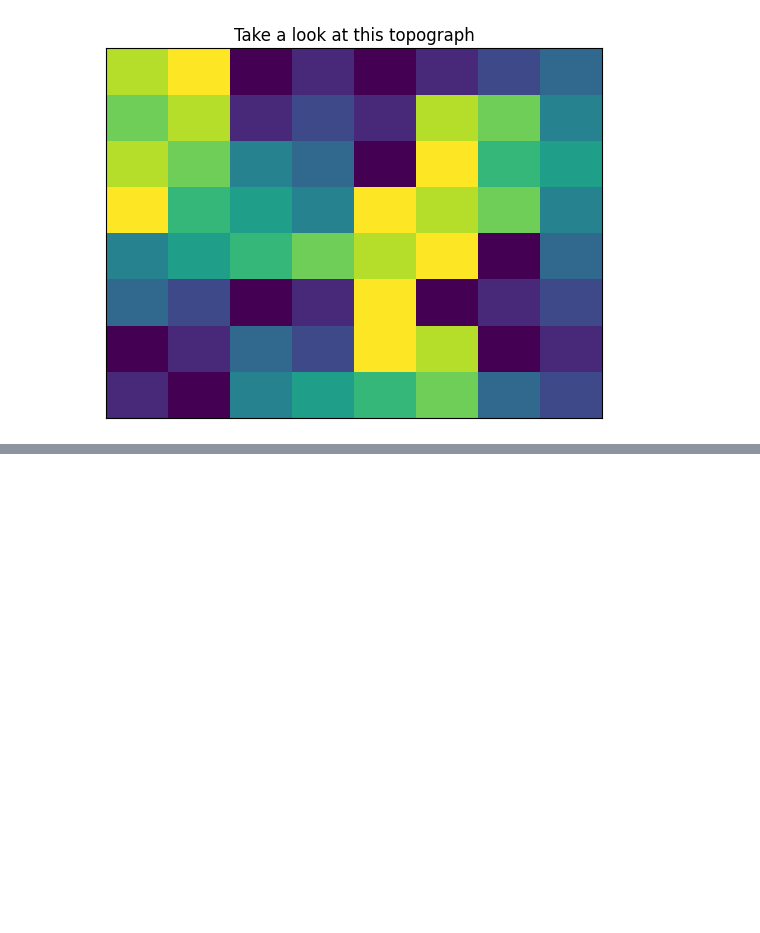
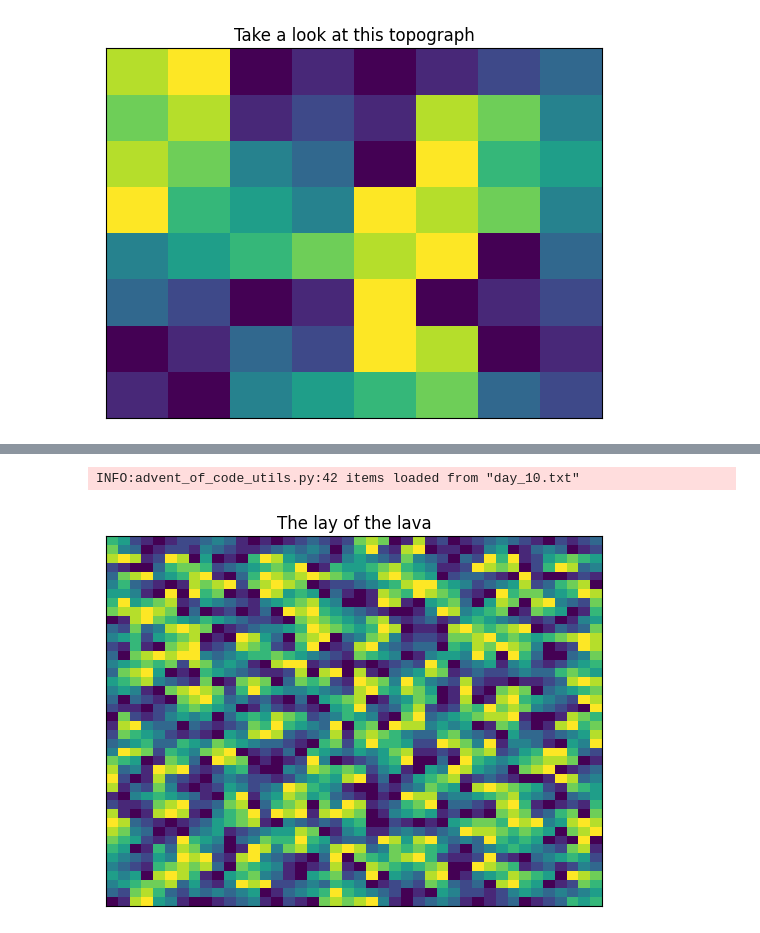
Before and after one commit to nouseforkeys/advent-of-code-24, a Jupyter notebook: day_10.ipynb, the cells around one changed output, grey strips where cells are left out. Drawn from its saved outputs; the diff is of its cells as text; code cells hidden in the pictures; blank space fills up the shorter version.

Commit message:
solved day 10 part 1!

```diff
--- a/day_10.ipynb
+++ b/day_10.ipynb
@@ -115,0 +208,10 @@ INFO:day 10:graph with 64 nodes created
+# %%
+# ok let's try and solve!
+log.setLevel(logging.INFO)
+grid = parse_from_file('day_10.txt', parser)
+fig, ax = plt.subplots()
+ax.set_title('The lay of the lava')
+plot_grid(grid, ax)
+# %% [output]
+INFO:advent_of_code_utils.py:42 items loaded from "day_10.txt"
+[figure, added]
```
Also changed, not shown: parts of 7 cells of this notebook.
